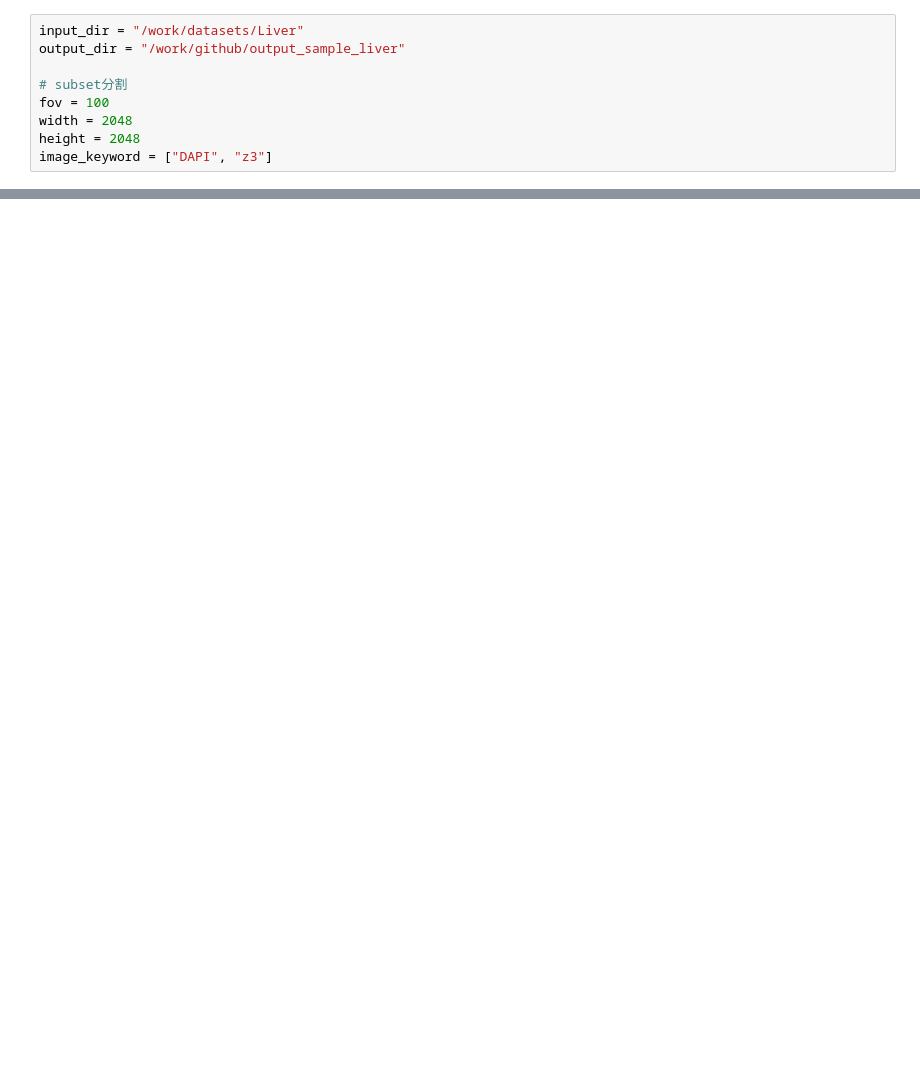
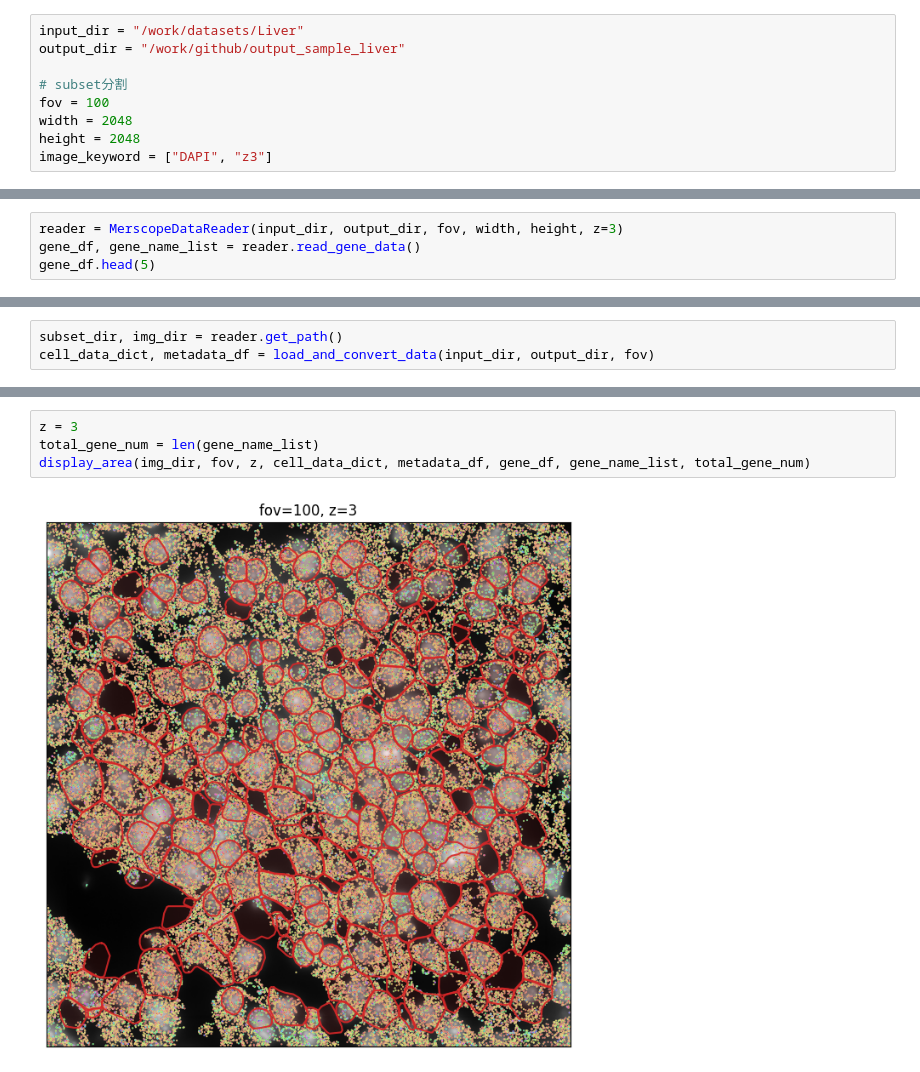
Before and after one commit to hsgym/lab, a Jupyter notebook: sample.ipynb, the cells around one changed output, grey strips where cells are left out. Cells and saved outputs as stored; diff of their text form; blank space fills up the shorter version.

```diff
--- a/sample.ipynb
+++ b/sample.ipynb
@@ -17,0 +27,4 @@ subset.create_subset()
+# %%
+reader = MerscopeDataReader(input_dir, output_dir, fov, width, height, z=3)
+gene_df, gene_name_list = reader.read_gene_data()
+gene_df.head(5)
@@ -17,0 +38,3 @@ subset.create_subset()
+# %%
+subset_dir, img_dir = reader.get_path()
+cell_data_dict, metadata_df = load_and_convert_data(input_dir, output_dir, fov)
@@ -17,0 +72,6 @@ subset.create_subset()
+# %%
+z = 3
+total_gene_num = len(gene_name_list)
+display_area(img_dir, fov, z, cell_data_dict, metadata_df, gene_df, gene_name_list, total_gene_num)
+# %% [output]
+[figure, added]
```
Also changed, not shown: parts of 12 cells of this notebook, 2 other files.
